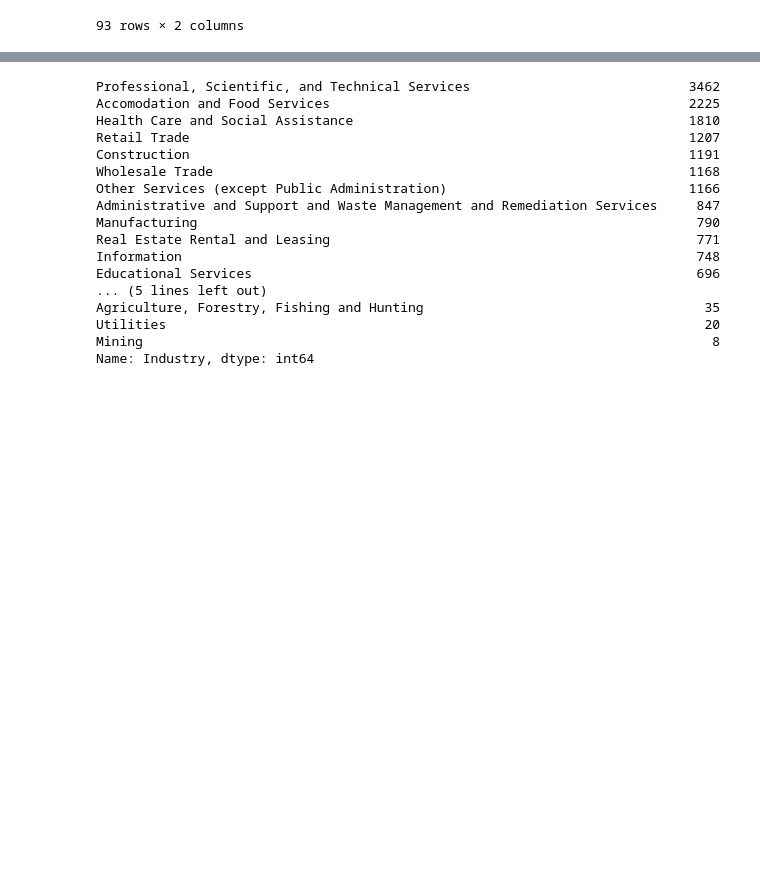
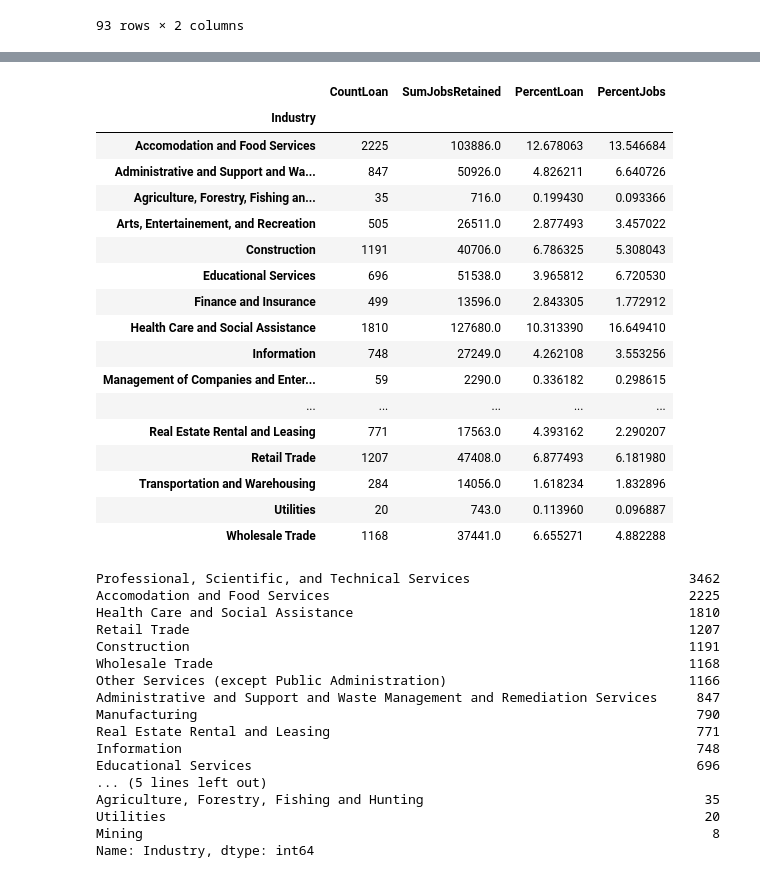
Before and after one commit to cspence001/nyc_ppp_loan, a Jupyter notebook: nycppprecipients_ind_grouped.ipynb, the cells around one changed output, grey strips where cells are left out. Cells and saved outputs as stored; diff of their text form; code cells hidden in the pictures; blank space fills up the shorter version.

```diff
--- a/nycppprecipients_ind_grouped.ipynb
+++ b/nycppprecipients_ind_grouped.ipynb
@@ -130,0 +153,4 @@ jobsByRange_df
+# %%
+#total loans, total jobs per industry
+ind_jobs_df = ppp_df.groupby(["Industry"]).agg(CountLoan=('LoanRange', 'count'),SumJobsRetained=('JobsRetained', 'sum'))
+ind_jobs_df
@@ -131,3 +176,27 @@ jobsByRange_df
+# %%
+# total loans, total jobs, percent loan, percent jobs per industry
+ind_jobs_df['PercentLoan'] = 100 * ind_jobs_df['CountLoan']/ind_jobs_df['CountLoan'].sum()
+ind_jobs_df['PercentJobs'] = 100 * ind_jobs_df['SumJobsRetained']/ind_jobs_df['SumJobsRetained'].sum()
+ind_jobs_df
+# %% [output]
+|  | CountLoan | SumJobsRetained | PercentLoan | PercentJobs |
+| Industry |  |  |  |  |
+| Accomodation and Food Services | 2225 | 103886.0 | 12.678063 | 13.546684 |
+| Administrative and Support and Wa... | 847 | 50926.0 | 4.826211 | 6.640726 |
+| Agriculture, Forestry, Fishing an... | 35 | 716.0 | 0.199430 | 0.093366 |
+| Arts, Entertainement, and Recreation | 505 | 26511.0 | 2.877493 | 3.457022 |
+| Construction | 1191 | 40706.0 | 6.786325 | 5.308043 |
+| Educational Services | 696 | 51538.0 | 3.965812 | 6.720530 |
+| Finance and Insurance | 499 | 13596.0 | 2.843305 | 1.772912 |
+| Health Care and Social Assistance | 1810 | 127680.0 | 10.313390 | 16.649410 |
+| Information | 748 | 27249.0 | 4.262108 | 3.553256 |
+| Management of Companies and Enter... | 59 | 2290.0 | 0.336182 | 0.298615 |
+| ... | ... | ... | ... | ... |
+| Real Estate Rental and Leasing | 771 | 17563.0 | 4.393162 | 2.290207 |
+| Retail Trade | 1207 | 47408.0 | 6.877493 | 6.181980 |
+| Transportation and Warehousing | 284 | 14056.0 | 1.618234 | 1.832896 |
+| Utilities | 20 | 743.0 | 0.113960 | 0.096887 |
+| Wholesale Trade | 1168 | 37441.0 | 6.655271 | 4.882288 |
 # %%
 #loan counts per industry
 ind_count = ppp_df["Industry"].value_counts()
```
Also changed, not shown: parts of 5 cells of this notebook.
